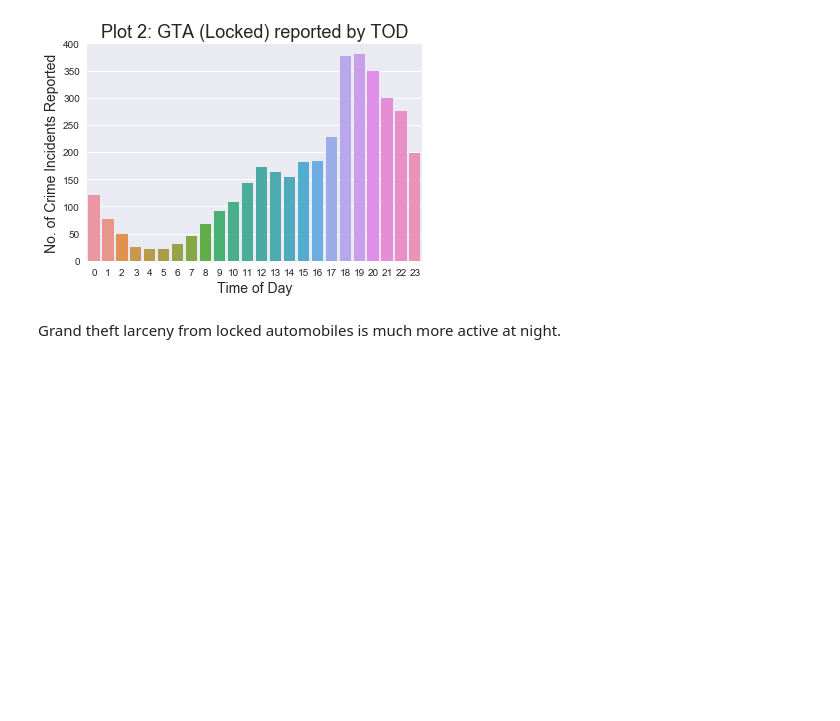
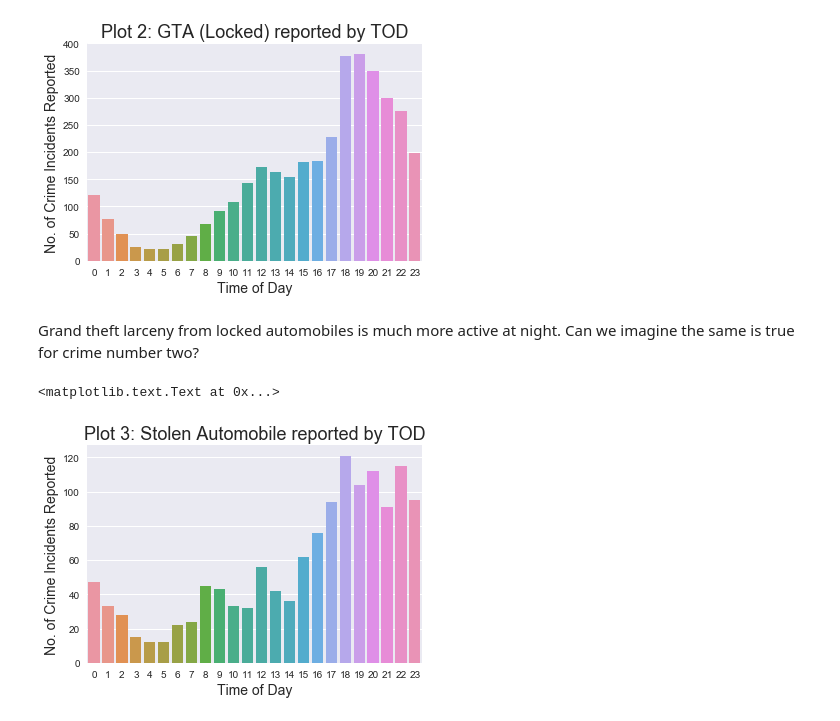
Before and after one commit to nicholasfrechette/UW_DataSci, a Jupyter notebook: Communicating Data Science Results/Crime Analytics/crime_analytics.ipynb, the cells around one changed output. Saved outputs shown, nothing was run; the diff lists cells and outputs as text; code cells hidden in the pictures; blank space fills up the shorter version.

```diff
--- a/Communicating Data Science Results/Crime Analytics/crime_analytics.ipynb
+++ b/Communicating Data Science Results/Crime Analytics/crime_analytics.ipynb
@@ -68,4 +71,12 @@ plt.title("Plot 2: GTA (Locked) reported by TOD",fontsize=18)
 <matplotlib.text.Text at 0x...>
 [figure]
 # %% [markdown]
-Grand theft larceny from locked automobiles is much more active at night.
+Grand theft larceny from locked automobiles is much more active at night. Can we imagine the same is true for crime number two?
+# %%
+sns.countplot('Hour',data=sf[sf['Descript']=='STOLEN AUTOMOBILE'],order=range(24))
+plt.xlabel("Time of Day", fontsize=14)
+plt.ylabel("No. of Crime Incidents Reported", fontsize=14)
+plt.title("Plot 3: Stolen Automobile reported by TOD",fontsize=18)
+# %% [output]
+<matplotlib.text.Text at 0x...>
+[figure, added]
```
Also changed, not shown: parts of 5 cells of this notebook.
